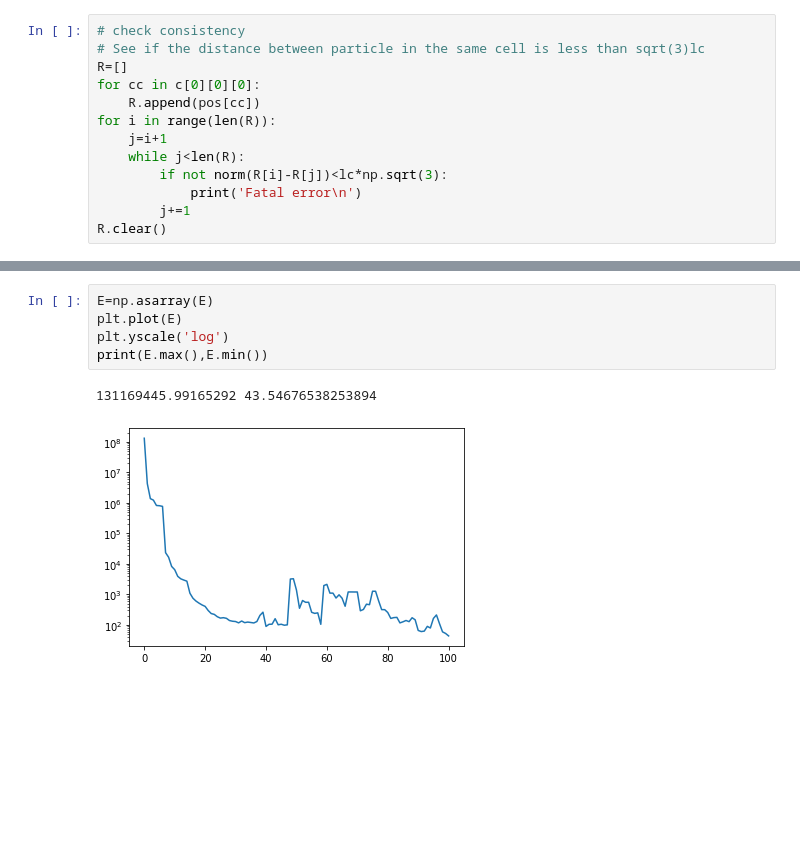
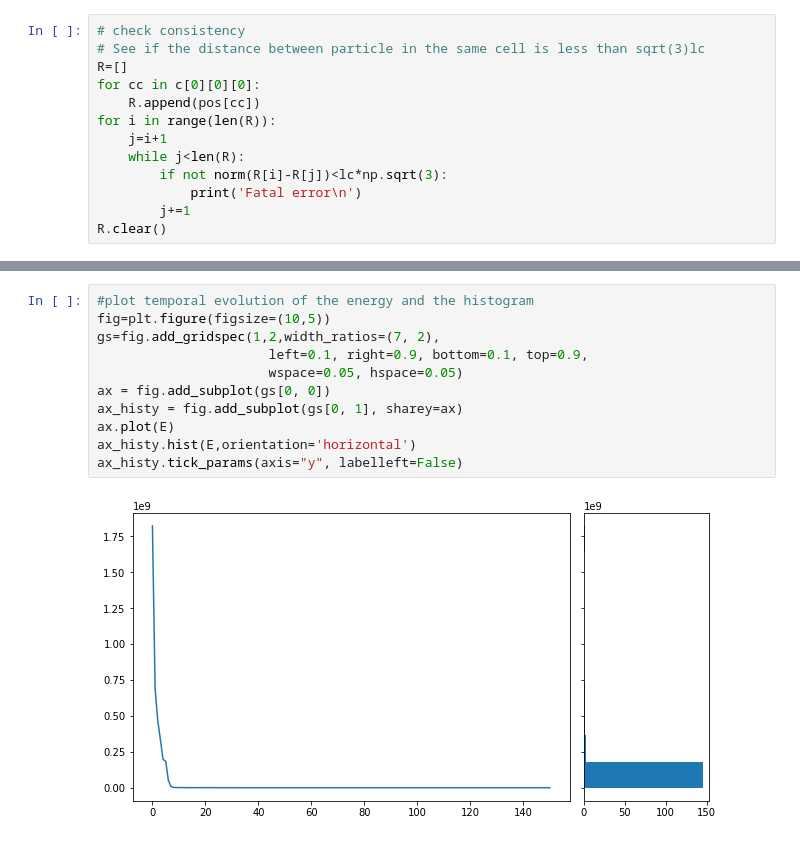
Before and after one commit to CarloGiorgio/Liquid-simulations, a Jupyter notebook: Liquids/Codes/lj_cell.ipynb, the cells around one changed output, grey strips where cells are left out. Cells and saved outputs as stored; diff of their text form; blank space fills up the shorter version.

```diff
--- a/Liquids/Codes/lj_cell.ipynb
+++ b/Liquids/Codes/lj_cell.ipynb
@@ -193,13 +184,18 @@ for t in range(T):
 # %% [output]
 Loading 100%
-# %%
-E=np.asarray(E)
-plt.plot(E)
-plt.yscale('log')
-print(E.max(),E.min())
-# %% [output]
-131169445.99165292 43.54676538253894
-[figure, removed]
+# %%
+#plot temporal evolution of the energy and the histogram
+fig=plt.figure(figsize=(10,5))
+gs=fig.add_gridspec(1,2,width_ratios=(7, 2),
+                      left=0.1, right=0.9, bottom=0.1, top=0.9,
+                      wspace=0.05, hspace=0.05)
+ax = fig.add_subplot(gs[0, 0])
+ax_histy = fig.add_subplot(gs[0, 1], sharey=ax)
+ax.plot(E)
+ax_histy.hist(E,orientation='horizontal')
+ax_histy.tick_params(axis="y", labelleft=False)
+# %% [output]
+[figure, added]
 # %%
 l=0
 fig=plt.figure(figsize=(12,10))
```
Also changed, not shown: parts of 26 cells of this notebook.
